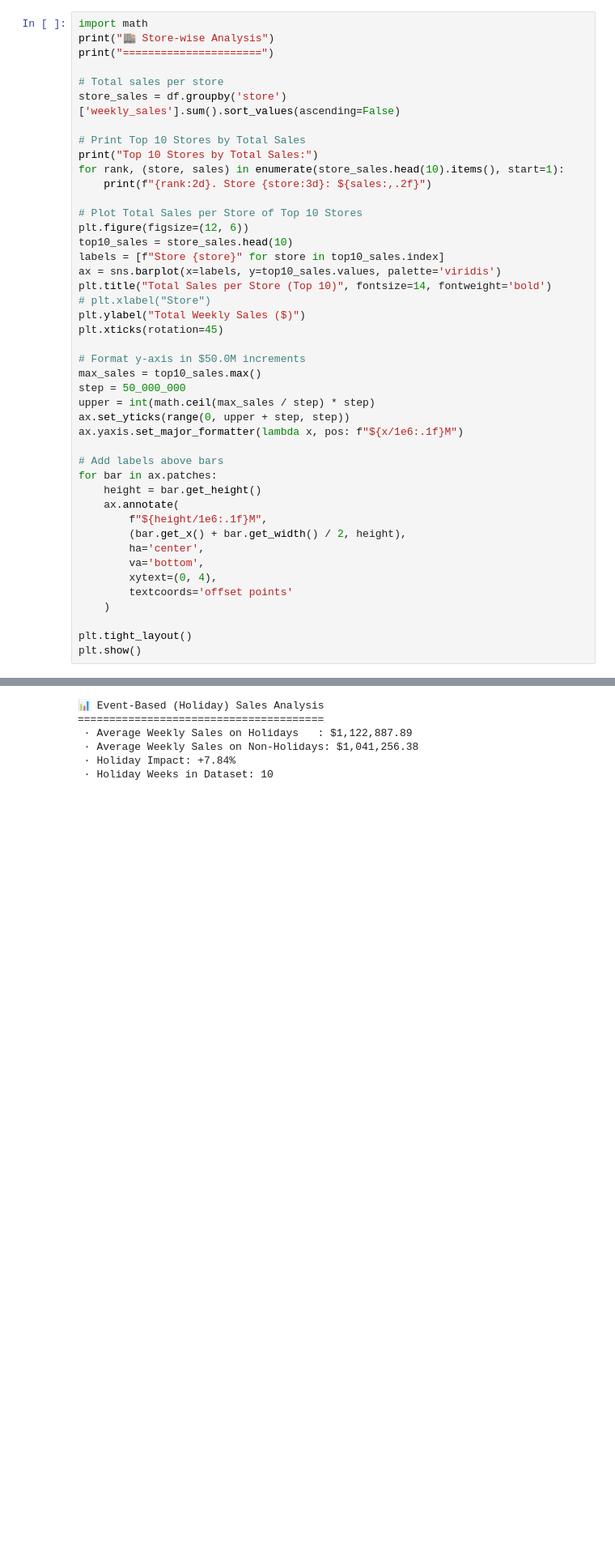
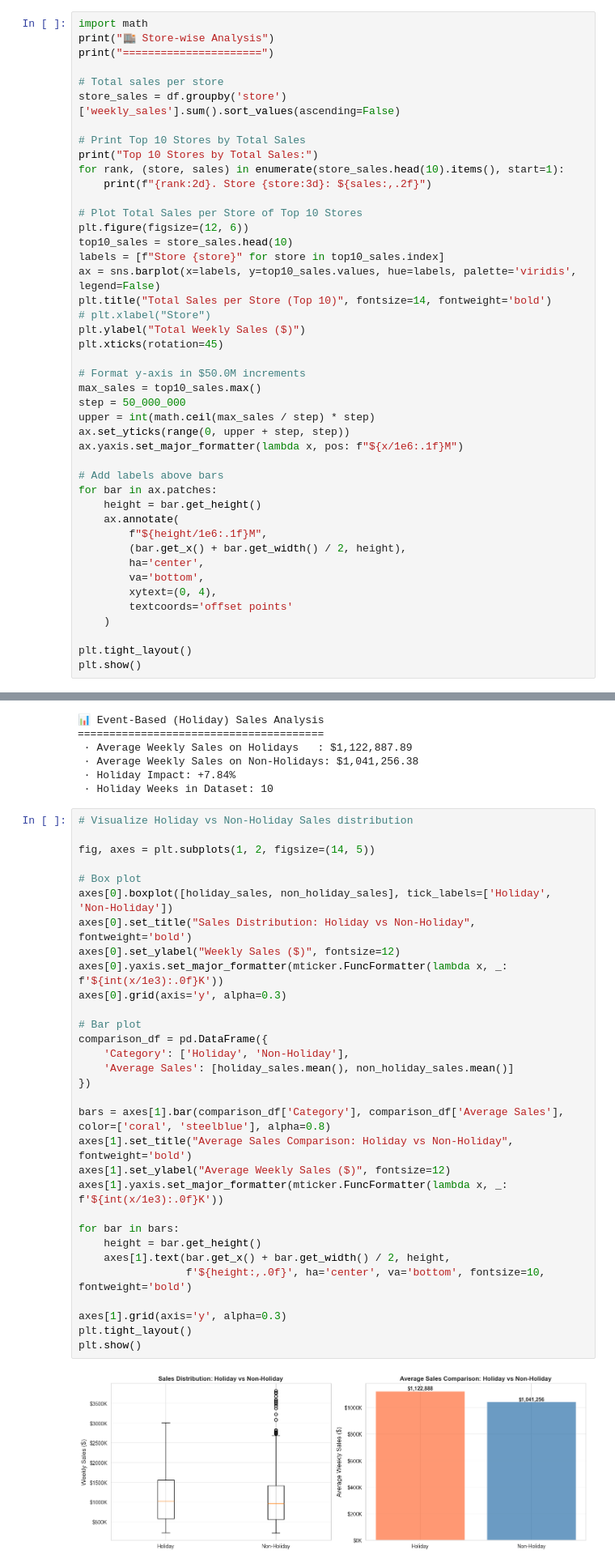
Before and after one commit to Cesar312/retailer_sales_forecasting_system, a Jupyter notebook: notebooks/Walmart-Retail-Sales-Data-Analysis.ipynb, the cells around one changed output, grey strips where cells are left out. Shown at 81% size. Saved outputs shown, nothing was run; the diff lists cells and outputs as text; blank space fills up the shorter version.

Commit message:
Add holiday vs non-holiday sales comparison; refactored code

```diff
--- a/notebooks/Walmart-Retail-Sales-Data-Analysis.ipynb
+++ b/notebooks/Walmart-Retail-Sales-Data-Analysis.ipynb
@@ -220,7 +220,7 @@ for rank, (store, sales) in enumerate(store_sales.head(10).items(), start=1):
 plt.figure(figsize=(12, 6))
 top10_sales = store_sales.head(10)
 labels = [f"Store {store}" for store in top10_sales.index]
-ax = sns.barplot(x=labels, y=top10_sales.values, palette='viridis')
+ax = sns.barplot(x=labels, y=top10_sales.values, hue=labels, palette='viridis', legend=False)
 plt.title("Total Sales per Store (Top 10)", fontsize=14, fontweight='bold')
 # plt.xlabel("Store")
 plt.ylabel("Total Weekly Sales ($)")
@@ -309,3 +306,36 @@ print(f" ∙ Holiday Weeks in Dataset: {len(df[df['holiday_flag'] == 1]['date'].
  ∙ Average Weekly Sales on Non-Holidays: $1,041,256.38
  ∙ Holiday Impact: +7.84%
  ∙ Holiday Weeks in Dataset: 10
+# %%
+# Visualize Holiday vs Non-Holiday Sales distribution
+
+fig, axes = plt.subplots(1, 2, figsize=(14, 5))
+
+# Box plot
+axes[0].boxplot([holiday_sales, non_holiday_sales], tick_labels=['Holiday', 'Non-Holiday'])
+axes[0].set_title("Sales Distribution: Holiday vs Non-Holiday", fontweight='bold')
+axes[0].set_ylabel("Weekly Sales ($)", fontsize=12)
+axes[0].yaxis.set_major_formatter(mticker.FuncFormatter(lambda x, _: f'${int(x/1e3):.0f}K'))
+axes[0].grid(axis='y', alpha=0.3)
+
+# Bar plot
+comparison_df = pd.DataFrame({
+    'Category': ['Holiday', 'Non-Holiday'],
+    'Average Sales': [holiday_sales.mean(), non_holiday_sales.mean()]
+})
+
+bars = axes[1].bar(comparison_df['Category'], comparison_df['Average Sales'], color=['coral', 'steelblue'], alpha=0.8)
+axes[1].set_title("Average Sales Comparison: Holiday vs Non-Holiday", fontweight='bold')
+axes[1].set_ylabel("Average Weekly Sales ($)", fontsize=12)
+axes[1].yaxis.set_major_formatter(mticker.FuncFormatter(lambda x, _: f'${int(x/1e3):.0f}K'))
+
+for bar in bars:
+    height = bar.get_height()
+    axes[1].text(bar.get_x() + bar.get_width() / 2, height,
+                 f'${height:,.0f}', ha='center', va='bottom', fontsize=10, fontweight='bold')
+
+axes[1].grid(axis='y', alpha=0.3)
+plt.tight_layout()
+plt.show()
+# %% [output]
+[figure, added]
```
Also changed, not shown: parts of 6 cells of this notebook.
